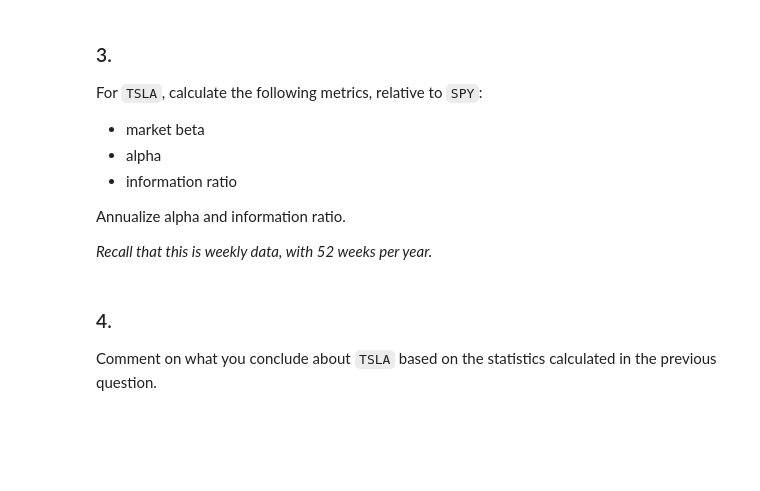
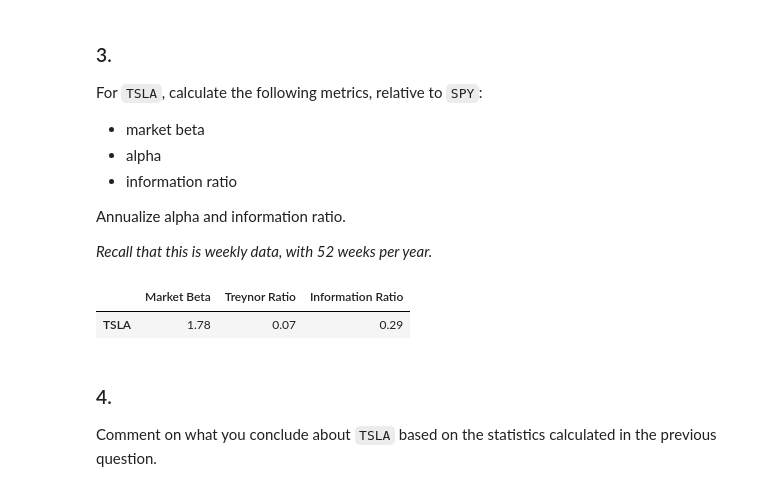
Before and after one commit to spknash/FINM-hw, a Jupyter notebook: midterm/Midterm.ipynb, the cells around one changed output. Cells and saved outputs as stored; diff of their text form; code cells hidden in the pictures; blank space fills up the shorter version.

```diff
--- a/midterm/Midterm.ipynb
+++ b/midterm/Midterm.ipynb
@@ -337,6 +407,39 @@ For `TSLA`, calculate the following metrics, relative to `SPY`:
 Annualize alpha and information ratio.
 
 *Recall that this is weekly data, with 52 weeks per year.*
+# %%
+def univariate_regression(y, X, intercept = True, adj = 12):
+    if intercept:
+        X = sm.add_constant(X)
+
+    model = sm.OLS(y, X, missing = 'drop')
+    results = model.fit()
+    intercept = results.params[0] if intercept else 0
+    beta = results.params[1] if intercept else results.params[0]
+
+    summary = {}
+    summary['Market Beta'] = beta
+    summary['Treynor Ratio'] = (y.mean() / beta) * adj
+    summary['Information Ratio'] = (intercept / results.resid.std()) * np.sqrt(adj)
+
+    return pd.DataFrame(summary, index = [y.name])
+
+def iterative_regression(y, X, intercept = True, one_to_many = False, adj = 12):
+    if one_to_many:
+        summary = pd.concat([univariate_regression(y[col], X, intercept, adj) for col in y.columns], axis = 0)
+        summary.index = y.columns
+        return summary
+    else:
+        summary = pd.concat([univariate_regression(y, X[col], intercept, adj) for col in X.columns], axis = 0)
+        summary.index = X.columns
+        return summary
+
+
+regression_metrics_hfs = iterative_regression(pd.DataFrame(retsx['TSLA']), spy, one_to_many = True, adj = 12)
+display(regression_metrics_hfs)
+# %% [output]
+|  | Market Beta | Treynor Ratio | Information Ratio |
+| TSLA | 1.78 | 0.07 | 0.29 |
 # %% [markdown]
 ### 4.
 
```
Also changed, not shown: parts of 4 cells of this notebook.
